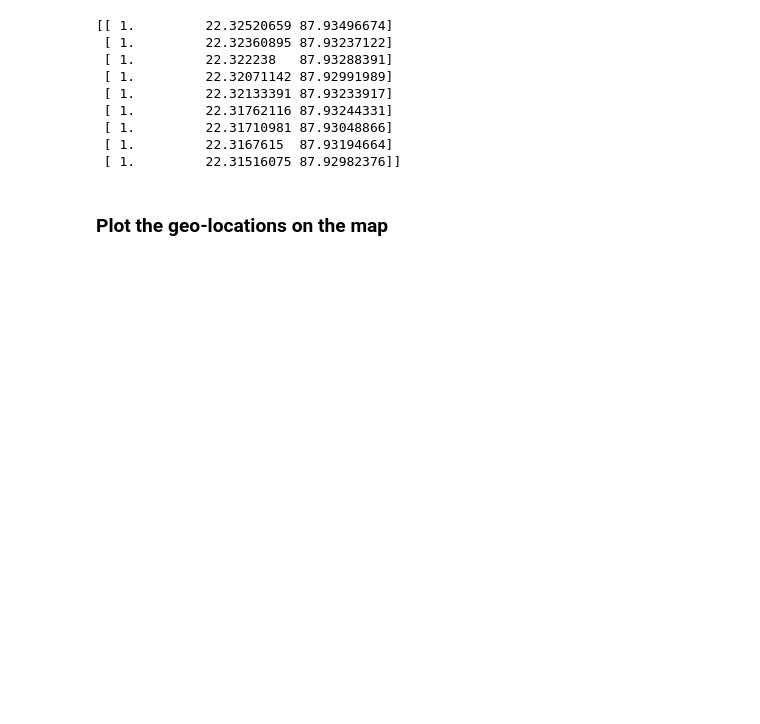
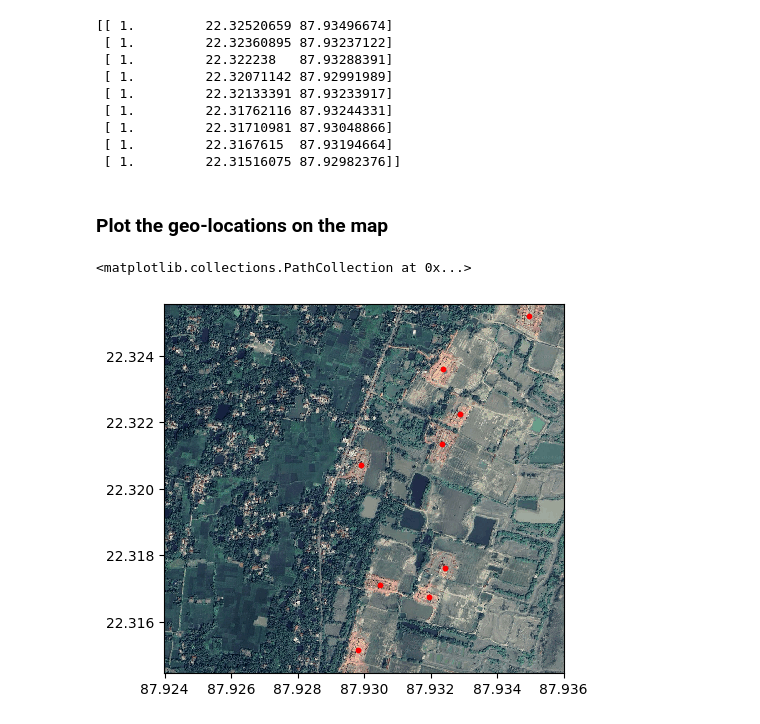
Before and after one commit to patel-zeel/garuda, a Jupyter notebook: examples/object_detection.ipynb, the cells around one changed output. Drawn from its saved outputs; the diff is of its cells as text; code cells hidden in the pictures; blank space fills up the shorter version.

```diff
--- a/examples/object_detection.ipynb
+++ b/examples/object_detection.ipynb
@@ -77,9 +77,12 @@ print(bbox_geo)
 ### Plot the geo-locations on the map
 # %%
 fig, ax = plt.subplots()
-plot_webm_to_geo(img, img_center_lat, img_center_lon, zoom, ax)
+plot_webm_pixel_to_geo(img, img_center_lat, img_center_lon, zoom, ax)
 
 lons = bbox_geo[:, 2]
 lats = bbox_geo[:, 1]
 
 plt.scatter(lons, lats, c='r', s=10)
+# %% [output]
+<matplotlib.collections.PathCollection at 0x...>
+[figure, added]
```
Also changed, not shown: parts of 1 cell of this notebook, 5 other files.
